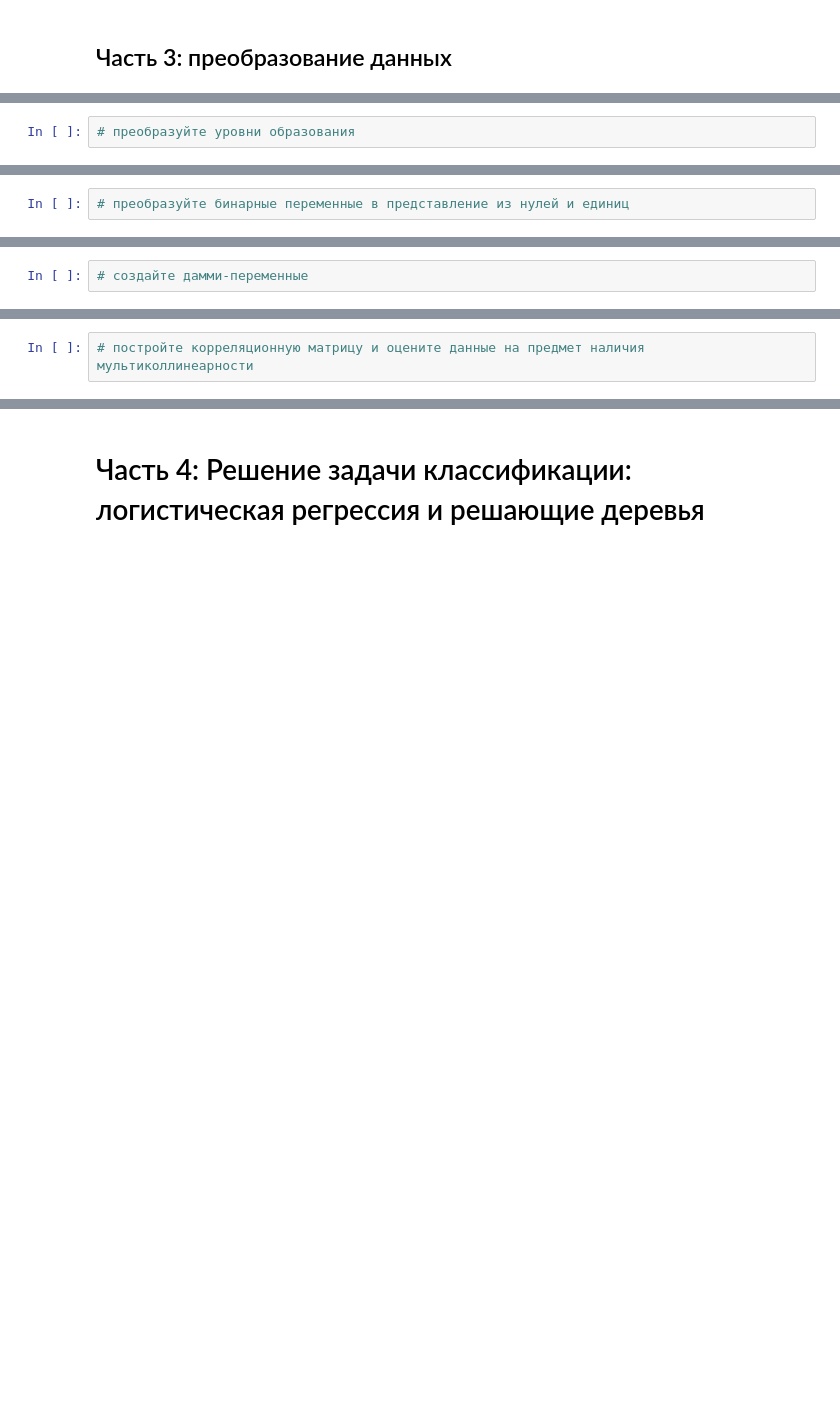
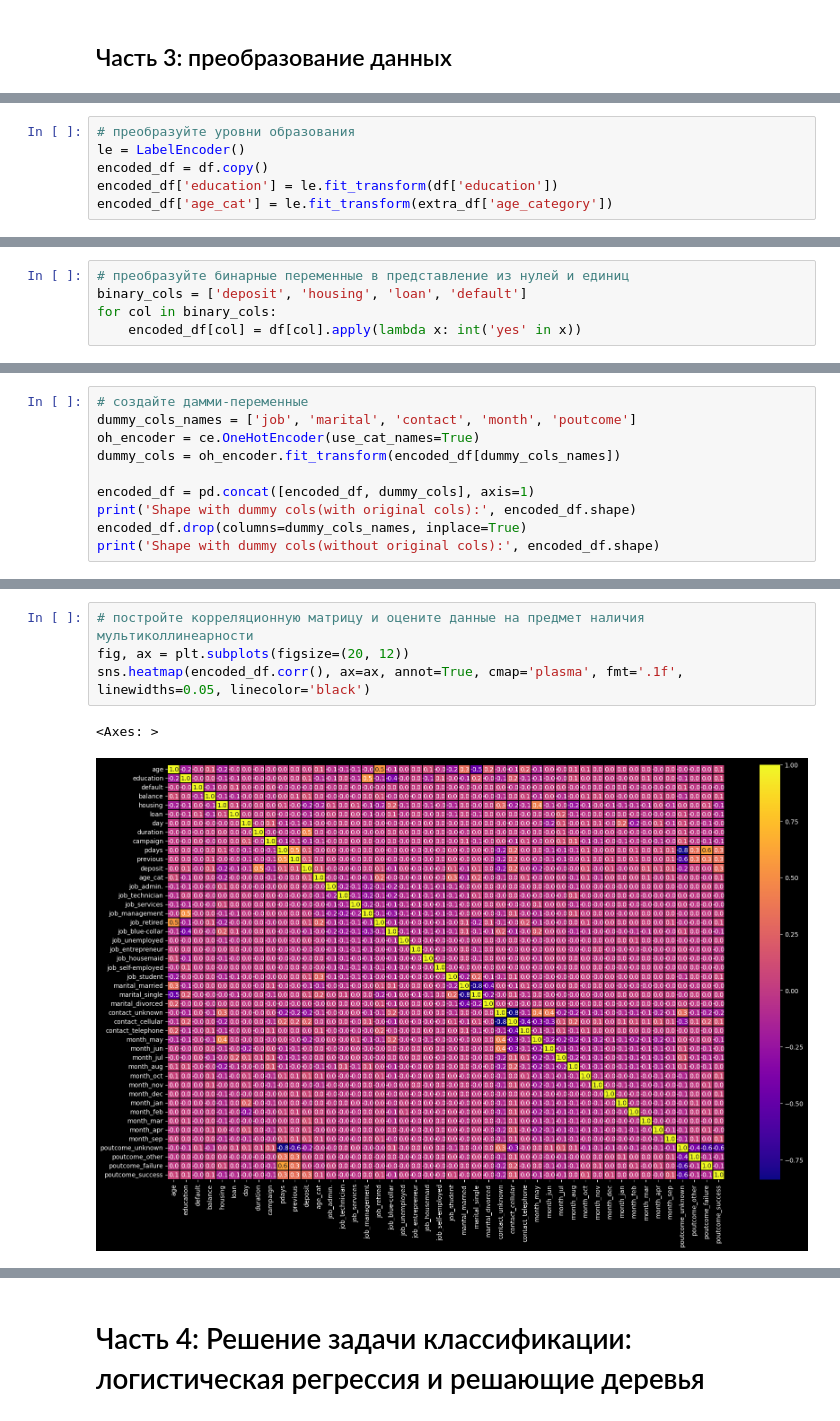
Before and after one commit to esta1d/Data_Science_learning, a Jupyter notebook: PROJECT/PROJECT-4/Project_4_ML.ipynb, the cells around one changed output, grey strips where cells are left out. Saved outputs shown, nothing was run; the diff lists cells and outputs as text; blank space fills up the shorter version.

```diff
--- a/PROJECT/PROJECT-4/Project_4_ML.ipynb
+++ b/PROJECT/PROJECT-4/Project_4_ML.ipynb
@@ -504,2 +504,6 @@ axes[1].set_xlabel('Образование', fontsize=15, color='lightpink');
 # %%
 # преобразуйте уровни образования
+le = LabelEncoder()
+encoded_df = df.copy()
+encoded_df['education'] = le.fit_transform(df['education'])
+encoded_df['age_cat'] = le.fit_transform(extra_df['age_category'])
@@ -508,2 +516,5 @@ axes[1].set_xlabel('Образование', fontsize=15, color='lightpink');
 # %%
 # преобразуйте бинарные переменные в представление из нулей и единиц
+binary_cols = ['deposit', 'housing', 'loan', 'default']
+for col in binary_cols:
+    encoded_df[col] = df[col].apply(lambda x: int('yes' in x))
@@ -512,2 +549,10 @@ axes[1].set_xlabel('Образование', fontsize=15, color='lightpink');
 # %%
 # создайте дамми-переменные
+dummy_cols_names = ['job', 'marital', 'contact', 'month', 'poutcome']
+oh_encoder = ce.OneHotEncoder(use_cat_names=True)
+dummy_cols = oh_encoder.fit_transform(encoded_df[dummy_cols_names])
+
+encoded_df = pd.concat([encoded_df, dummy_cols], axis=1)
+print('Shape with dummy cols(with original cols):', encoded_df.shape)
+encoded_df.drop(columns=dummy_cols_names, inplace=True)
+print('Shape with dummy cols(without original cols):', encoded_df.shape)
@@ -516,2 +564,7 @@ axes[1].set_xlabel('Образование', fontsize=15, color='lightpink');
 # %%
 # постройте корреляционную матрицу и оцените данные на предмет наличия мультиколлинеарности
+fig, ax = plt.subplots(figsize=(20, 12))
+sns.heatmap(encoded_df.corr(), ax=ax, annot=True, cmap='plasma', fmt='.1f', linewidths=0.05, linecolor='black')
+# %% [output]
+<Axes: >
+[figure, added]
```
Also changed, not shown: parts of 38 cells of this notebook.
